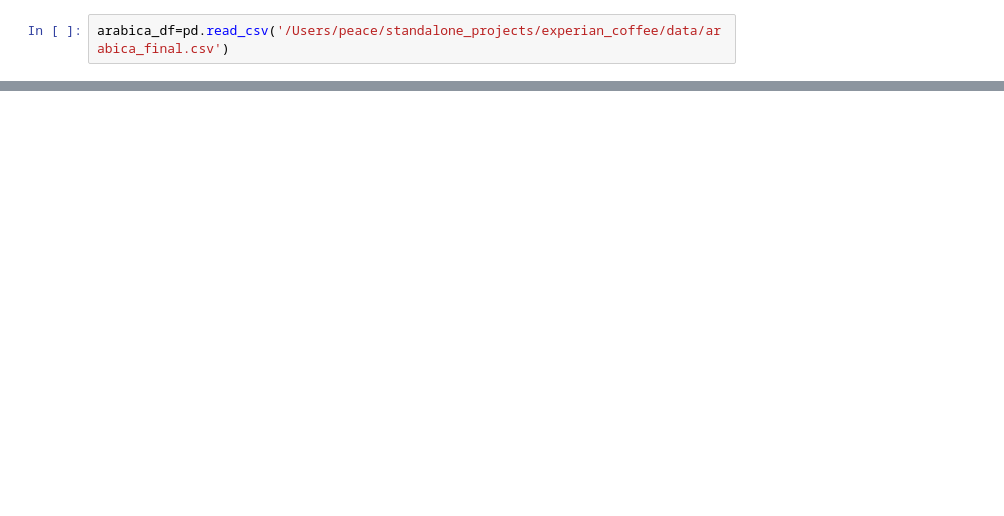
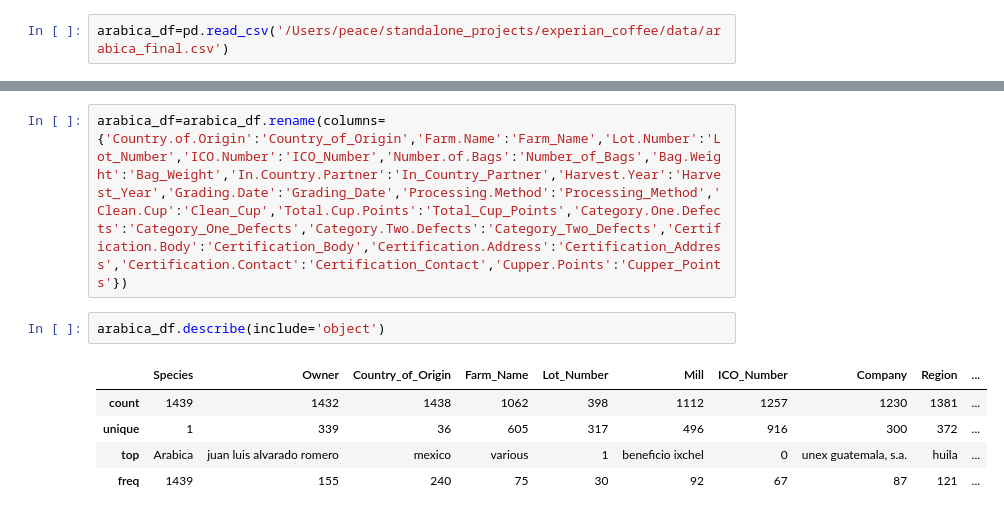
Before and after one commit to Phil-avi/coffee-quality-database, a Jupyter notebook: Exploratory Analysis.ipynb, the cells around one changed output, grey strips where cells are left out. Cells and saved outputs as stored; diff of their text form; blank space fills up the shorter version.

```diff
--- a/Exploratory Analysis.ipynb
+++ b/Exploratory Analysis.ipynb
@@ -12,0 +18,10 @@ arabica_df=pd.read_csv('/Users/peace/standalone_projects/experian_coffee/data/ar
+# %%
+arabica_df=arabica_df.rename(columns={'Country.of.Origin':'Country_of_Origin','Farm.Name':'Farm_Name','Lot.Number':'Lot_Number','ICO.Number':'ICO_Number','Number.of.Bags':'Number_of_Bags','Bag.Weight':'Bag_Weight','In.Country.Partner':'In_Country_Partner','Harvest.Year':'Harvest_Year','Grading.Date':'Grading_Date','Processing.Method':'Processing_Method','Clean.Cup':'Clean_Cup','Total.Cup.Points':'Total_Cup_Points','Category.One.Defects':'Category_One_Defects','Category.Two.Defects':'Category_Two_Defects','Certification.Body':'Certification_Body','Certification.Address':'Certification_Address','Certification.Contact':'Certification_Contact','Cupper.Points':'Cupper_Points'})
+# %%
+arabica_df.describe(include='object')
+# %% [output]
+|  | Species | Owner | Country_of_Origin | Farm_Name | Lot_Number | Mill | ICO_Number | Company | Region | ... |
+| count | 1439 | 1432 | 1438 | 1062 | 398 | 1112 | 1257 | 1230 | 1381 | ... |
+| unique | 1 | 339 | 36 | 605 | 317 | 496 | 916 | 300 | 372 | ... |
+| top | Arabica | juan luis alvarado romero | mexico | various | 1 | beneficio ixchel | 0 | unex guatemala, s.a. | huila | ... |
+| freq | 1439 | 155 | 240 | 75 | 30 | 92 | 67 | 87 | 121 | ... |
```
Also changed, not shown: parts of 34 cells of this notebook.
